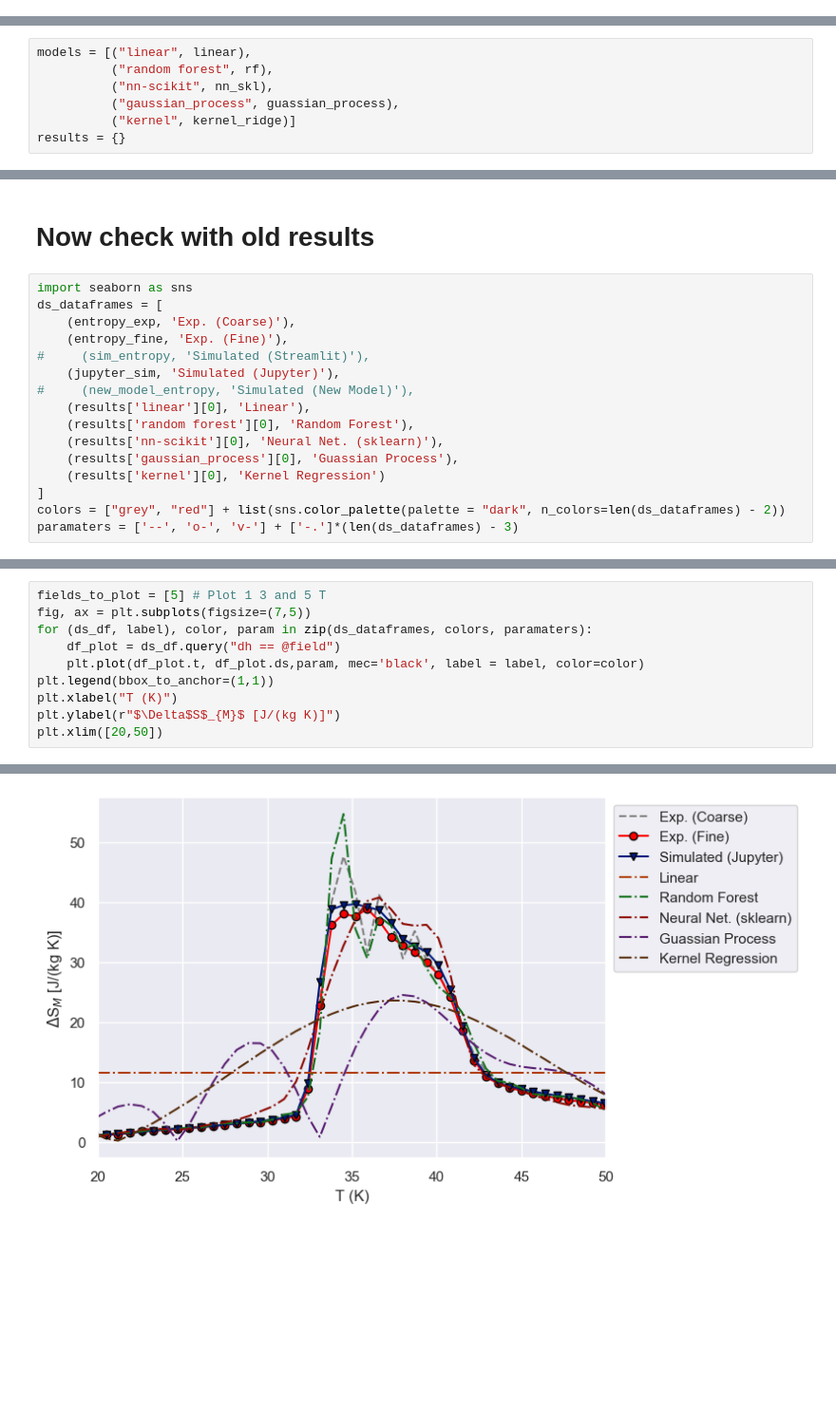
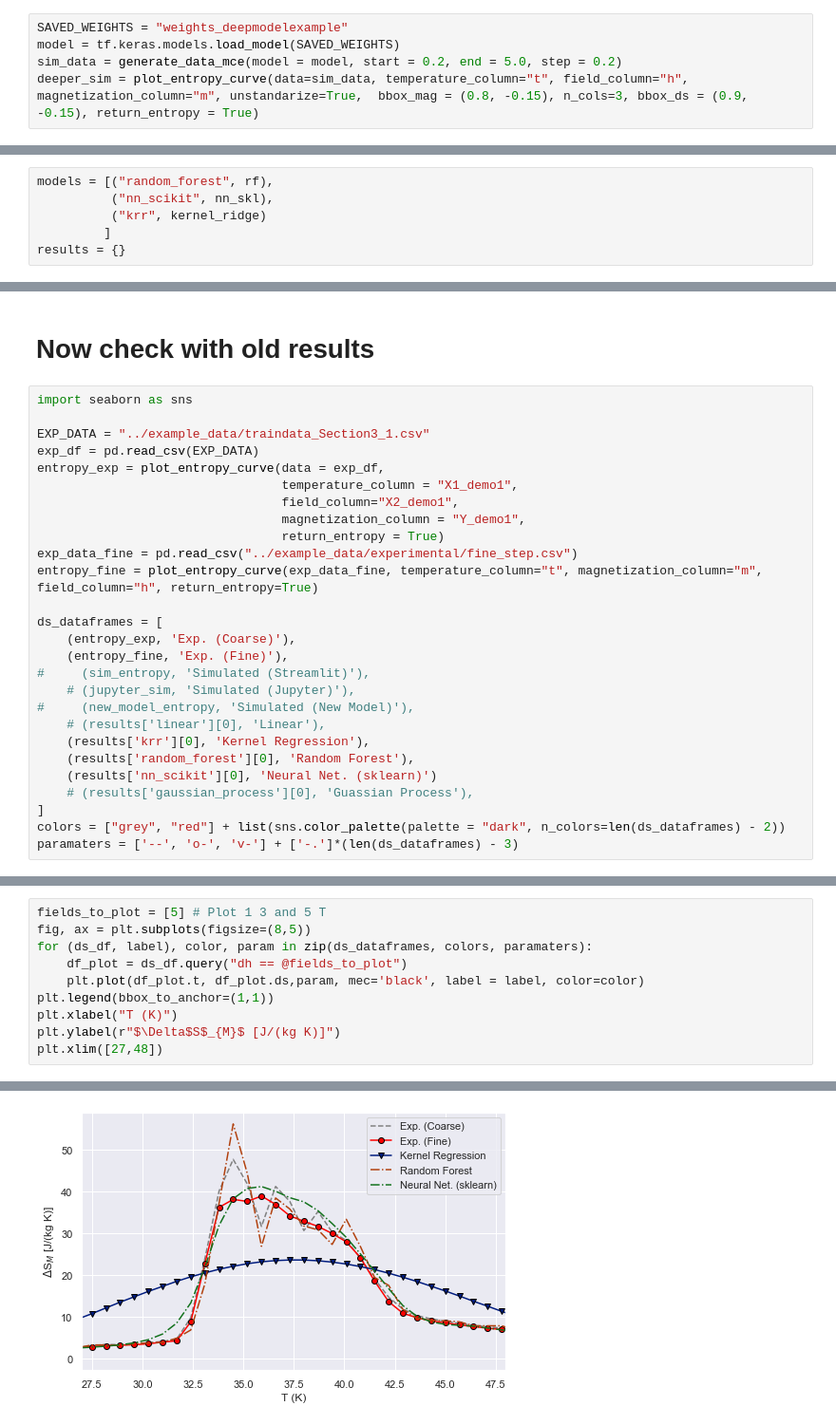
Before and after one commit to kensei-te/mat_interp, a Jupyter notebook: notebooks/Simulation Visualizaiton.ipynb, the cells around one changed output, grey strips where cells are left out. Shown at 95% size. Cells and saved outputs as stored; diff of their text form; blank space fills up the shorter version.

Commit message:
Update Simulation Visualizaiton.ipynb
explanation added

```diff
--- a/notebooks/Simulation Visualizaiton.ipynb
+++ b/notebooks/Simulation Visualizaiton.ipynb
@@ -288,0 +303,5 @@ NameError: name 'sim_entropy' is not defined
+# %%
+SAVED_WEIGHTS = "weights_deepmodelexample"
+model = tf.keras.models.load_model(SAVED_WEIGHTS)
+sim_data = generate_data_mce(model = model, start = 0.2, end = 5.0, step = 0.2)
+deeper_sim = plot_entropy_curve(data=sim_data, temperature_column="t", field_column="h", magnetization_column="m", unstandarize=True,  bbox_mag = (0.8, -0.15), n_cols=3, bbox_ds = (0.9, -0.15), return_entropy = True)
@@ -324,9 +345,8 @@ kernel_ridge = pipe_model(KernelRidge(kernel = "rbf"))
 # %%
-models = [("linear", linear),
-          ("random forest", rf),
-          ("nn-scikit", nn_skl),
-          ("gaussian_process", guassian_process),
-          ("kernel", kernel_ridge)]
+models = [("random_forest", rf),
+          ("nn_scikit", nn_skl),
+          ("krr", kernel_ridge)
+         ]
 results = {}
 # %%
 for model_type, model in models:
@@ -363,17 +377,28 @@ Finished!
 # Now check with old results
 # %%
 import seaborn as sns
+
+EXP_DATA = "../example_data/traindata_Section3_1.csv"
+exp_df = pd.read_csv(EXP_DATA)
+entropy_exp = plot_entropy_curve(data = exp_df,
+                                 temperature_column = "X1_demo1",
+                                 field_column="X2_demo1",
+                                 magnetization_column = "Y_demo1",
+                                 return_entropy = True)
+exp_data_fine = pd.read_csv("../example_data/experimental/fine_step.csv")
+entropy_fine = plot_entropy_curve(exp_data_fine, temperature_column="t", magnetization_column="m", field_column="h", return_entropy=True)
+
 ds_dataframes = [
     (entropy_exp, 'Exp. (Coarse)'),
     (entropy_fine, 'Exp. (Fine)'),
 #     (sim_entropy, 'Simulated (Streamlit)'),
-    (jupyter_sim, 'Simulated (Jupyter)'),
+    # (jupyter_sim, 'Simulated (Jupyter)'),
 #     (new_model_entropy, 'Simulated (New Model)'),
-    (results['linear'][0], 'Linear'),
-    (results['random forest'][0], 'Random Forest'),
-    (results['nn-scikit'][0], 'Neural Net. (sklearn)'),
-    (results['gaussian_process'][0], 'Guassian Process'),
-    (results['kernel'][0], 'Kernel Regression')
+    # (results['linear'][0], 'Linear'),
+    (results['krr'][0], 'Kernel Regression'),
+    (results['random_forest'][0], 'Random Forest'),
+    (results['nn_scikit'][0], 'Neural Net. (sklearn)')
+    # (results['gaussian_process'][0], 'Guassian Process'),
 ]
 colors = ["grey", "red"] + list(sns.color_palette(palette = "dark", n_colors=len(ds_dataframes) - 2))
 paramaters = ['--', 'o-', 'v-'] + ['-.']*(len(ds_dataframes) - 3)
@@ -380,11 +408,11 @@ paramaters = ['--', 'o-', 'v-'] + ['-.']*(len(ds_dataframes) - 3)
 # %%
 fields_to_plot = [5] # Plot 1 3 and 5 T
-fig, ax = plt.subplots(figsize=(7,5))
+fig, ax = plt.subplots(figsize=(8,5))
 for (ds_df, label), color, param in zip(ds_dataframes, colors, paramaters):
-    df_plot = ds_df.query("dh == @field")
+    df_plot = ds_df.query("dh == @fields_to_plot")
     plt.plot(df_plot.t, df_plot.ds,param, mec='black', label = label, color=color)
 plt.legend(bbox_to_anchor=(1,1))
 plt.xlabel("T (K)")
 plt.ylabel(r"$\Delta$S$_{M}$ [J/(kg K)]")
-plt.xlim([20,50])
+plt.xlim([27,48])
 # %% [output]
@@ -392 +420 @@ plt.xlim([20,50])
-[figure, old version]
+[figure, new version]
```
Also changed, not shown: parts of 40 cells of this notebook.
